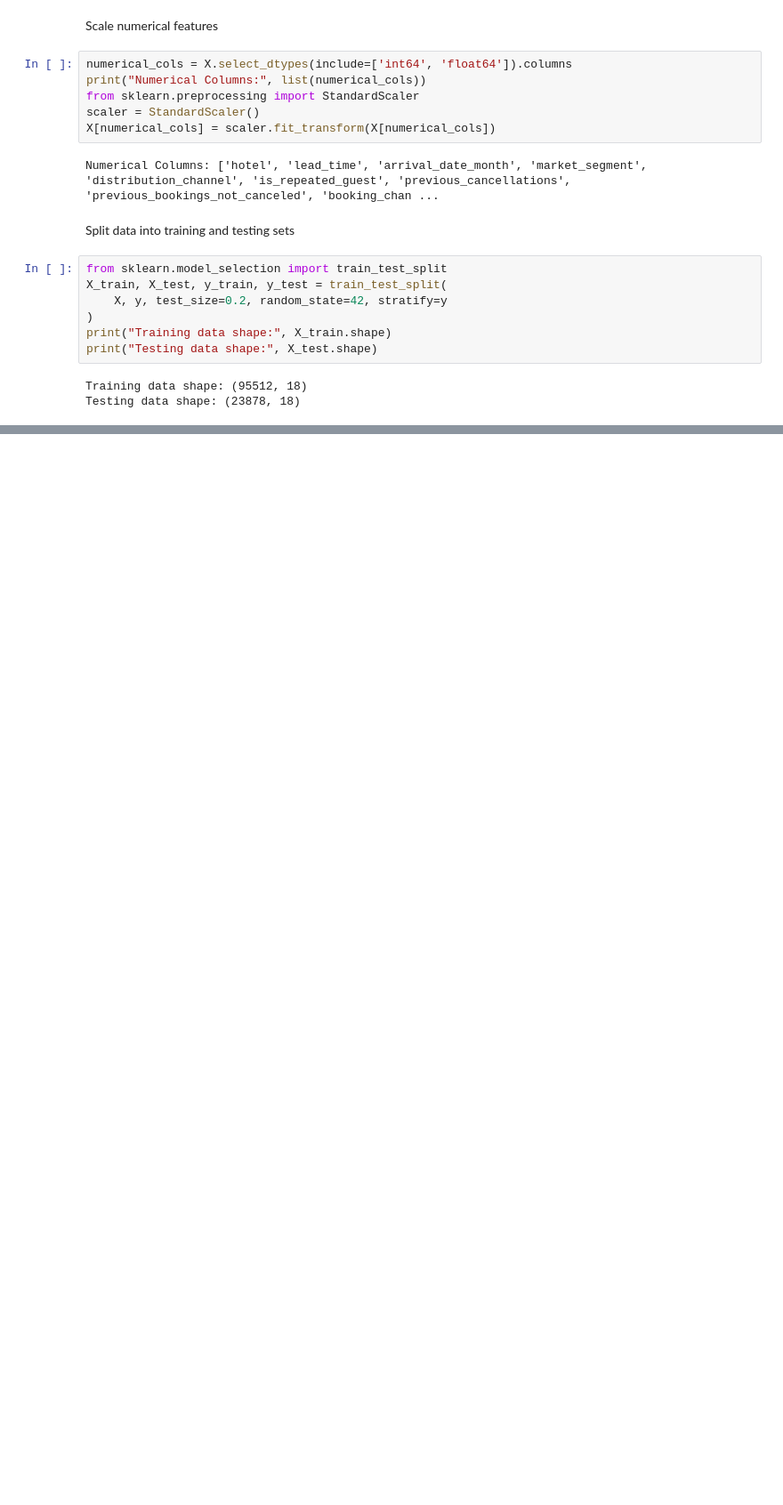
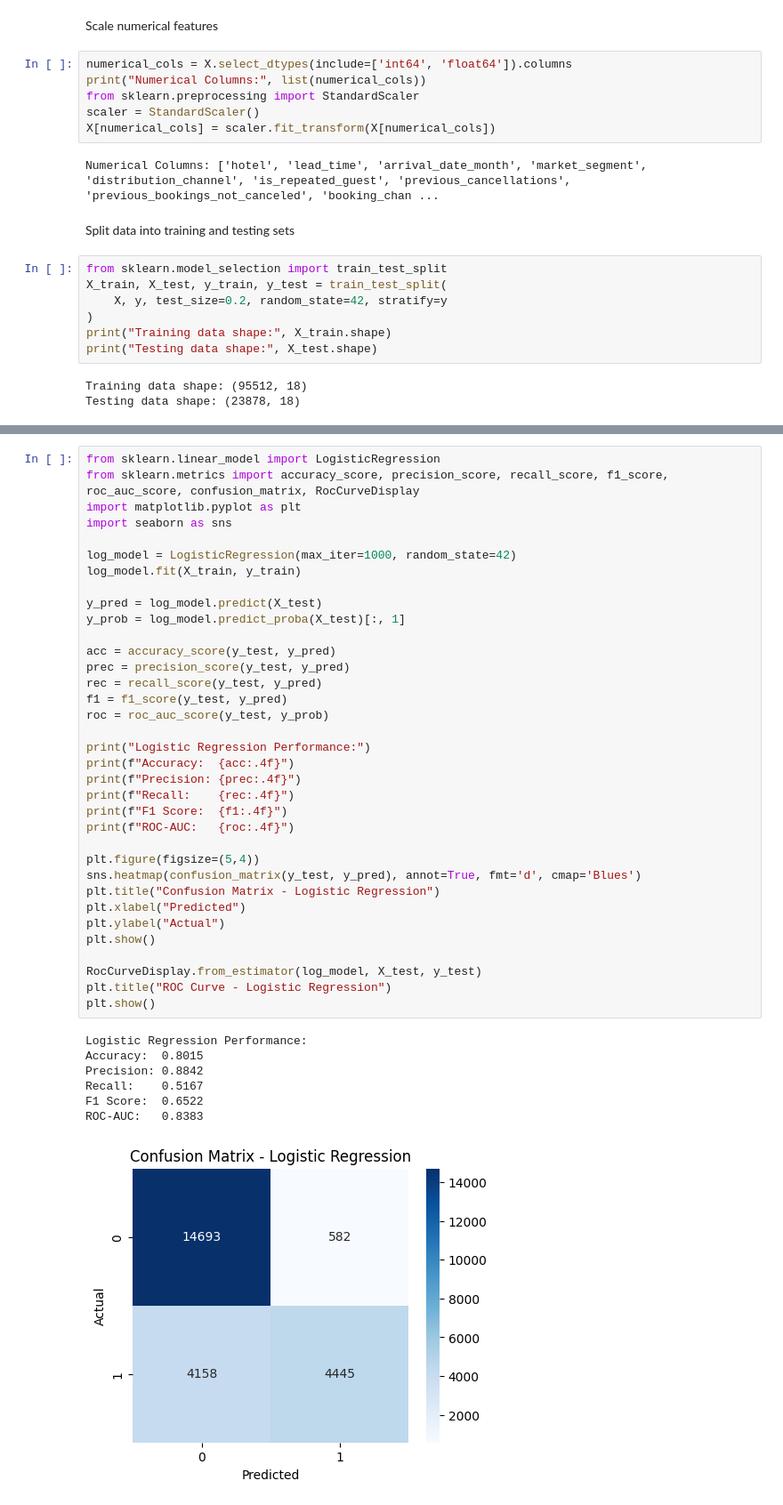
Before and after one commit to palak-verma-0309/Hotel-Booking, a Jupyter notebook: ml_model.ipynb, the cells around one changed output, grey strips where cells are left out. Shown at 89% size. Drawn from its saved outputs; the diff is of its cells as text; blank space fills up the shorter version.

Commit message:
ml: model comparison & selection

```diff
--- a/ml_model.ipynb
+++ b/ml_model.ipynb
@@ -58,0 +68,43 @@ Testing data shape: (23878, 18)
+# %%
+from sklearn.linear_model import LogisticRegression
+from sklearn.metrics import accuracy_score, precision_score, recall_score, f1_score, roc_auc_score, confusion_matrix, RocCurveDisplay
+import matplotlib.pyplot as plt
+import seaborn as sns
+
+log_model = LogisticRegression(max_iter=1000, random_state=42)
+log_model.fit(X_train, y_train)
+
+y_pred = log_model.predict(X_test)
+y_prob = log_model.predict_proba(X_test)[:, 1]
+
+acc = accuracy_score(y_test, y_pred)
+prec = precision_score(y_test, y_pred)
+rec = recall_score(y_test, y_pred)
+f1 = f1_score(y_test, y_pred)
+roc = roc_auc_score(y_test, y_prob)
+
+print("Logistic Regression Performance:")
+print(f"Accuracy:  {acc:.4f}")
+print(f"Precision: {prec:.4f}")
+print(f"Recall:    {rec:.4f}")
+print(f"F1 Score:  {f1:.4f}")
+print(f"ROC-AUC:   {roc:.4f}")
+
+plt.figure(figsize=(5,4))
+sns.heatmap(confusion_matrix(y_test, y_pred), annot=True, fmt='d', cmap='Blues')
+plt.title("Confusion Matrix - Logistic Regression")
+plt.xlabel("Predicted")
+plt.ylabel("Actual")
+plt.show()
+
+RocCurveDisplay.from_estimator(log_model, X_test, y_test)
+plt.title("ROC Curve - Logistic Regression")
+plt.show()
+# %% [output]
+Logistic Regression Performance:
+Accuracy:  0.8015
+Precision: 0.8842
+Recall:    0.5167
+F1 Score:  0.6522
+ROC-AUC:   0.8383
+[figure, added]
```
Also changed, not shown: parts of 8 cells of this notebook, 1 other file.
